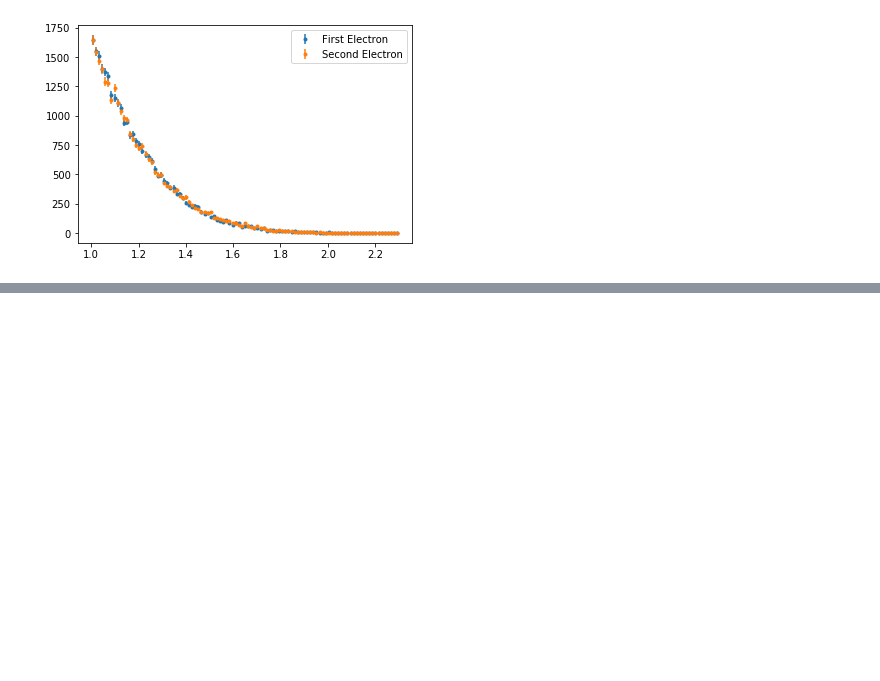
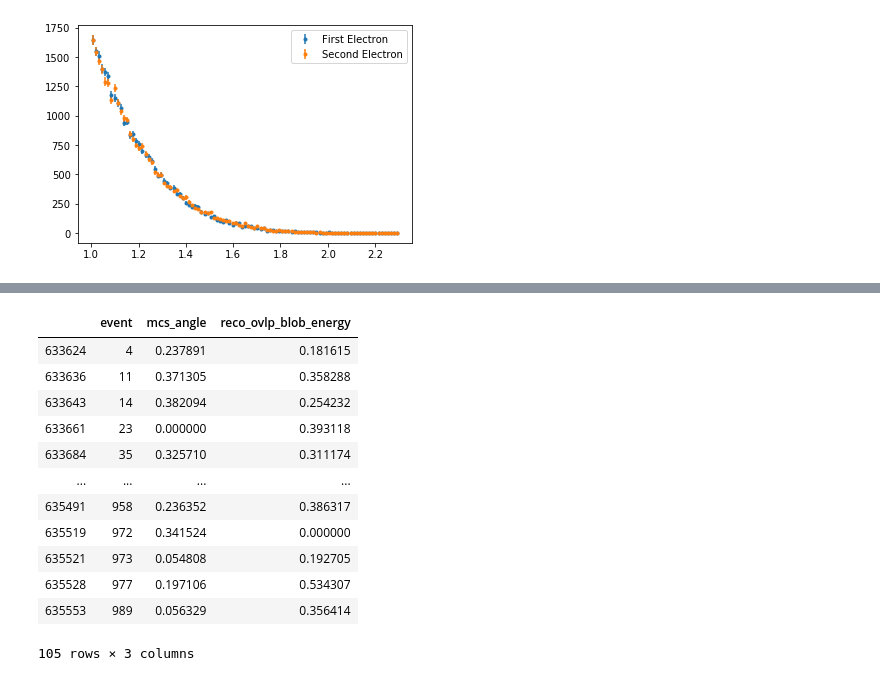
Before and after one commit to k-woodruff/bb2nu, a Jupyter notebook: bb2nu_signal_distribution.ipynb, the cells around one changed output, grey strips where cells are left out. Cells and saved outputs as stored; diff of their text form; code cells hidden in the pictures; blank space fills up the shorter version.

```diff
--- a/bb2nu_signal_distribution.ipynb
+++ b/bb2nu_signal_distribution.ipynb
@@ -420,0 +510,16 @@ plt.legend()
+# %%
+events_lowscattering[['event', 'mcs_angle', 'reco_ovlp_blob_energy']]
+# %% [output]
+|  | event | mcs_angle | reco_ovlp_blob_energy |
+| 633624 | 4 | 0.237891 | 0.181615 |
+| 633636 | 11 | 0.371305 | 0.358288 |
+| 633643 | 14 | 0.382094 | 0.254232 |
+| 633661 | 23 | 0.000000 | 0.393118 |
+| 633684 | 35 | 0.325710 | 0.311174 |
+| ... | ... | ... | ... |
+| 635491 | 958 | 0.236352 | 0.386317 |
+| 635519 | 972 | 0.341524 | 0.000000 |
+| 635521 | 973 | 0.054808 | 0.192705 |
+| 635528 | 977 | 0.197106 | 0.534307 |
+| 635553 | 989 | 0.056329 | 0.356414 |
+105 rows × 3 columns
```
Also changed, not shown: parts of 8 cells of this notebook.
